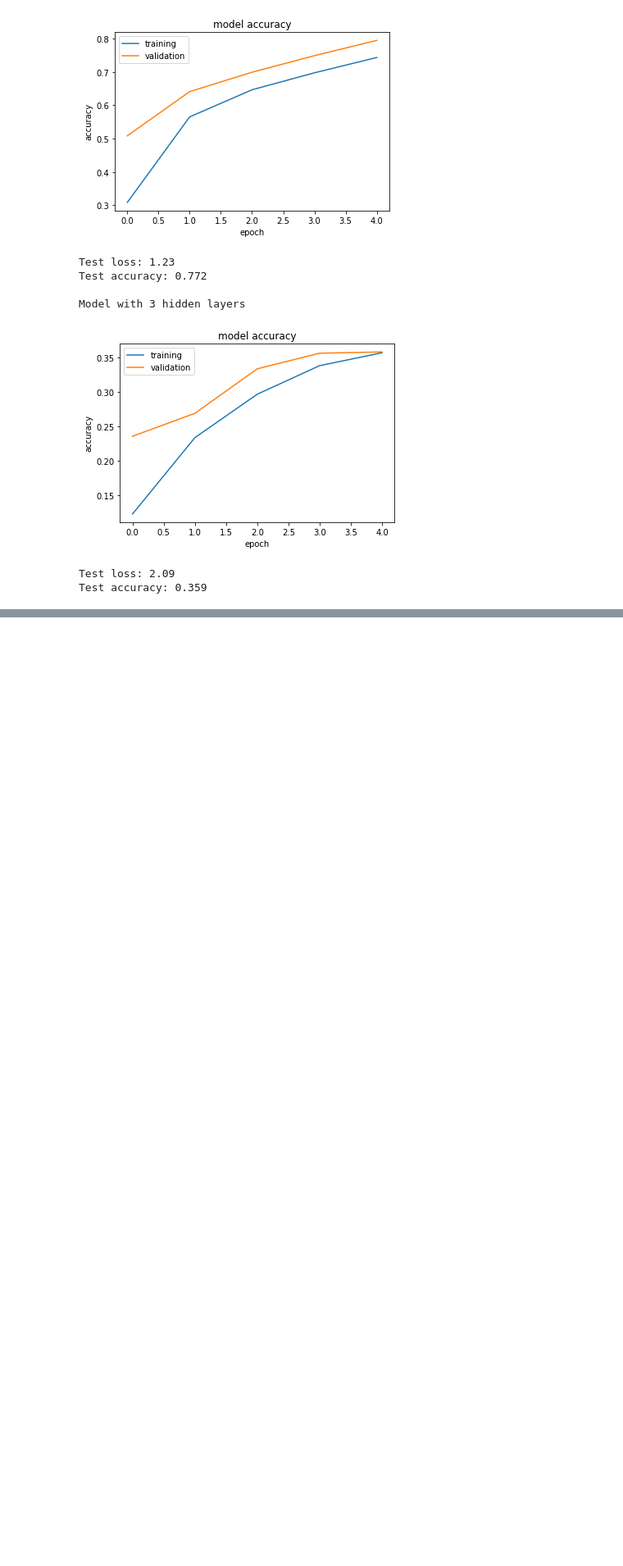
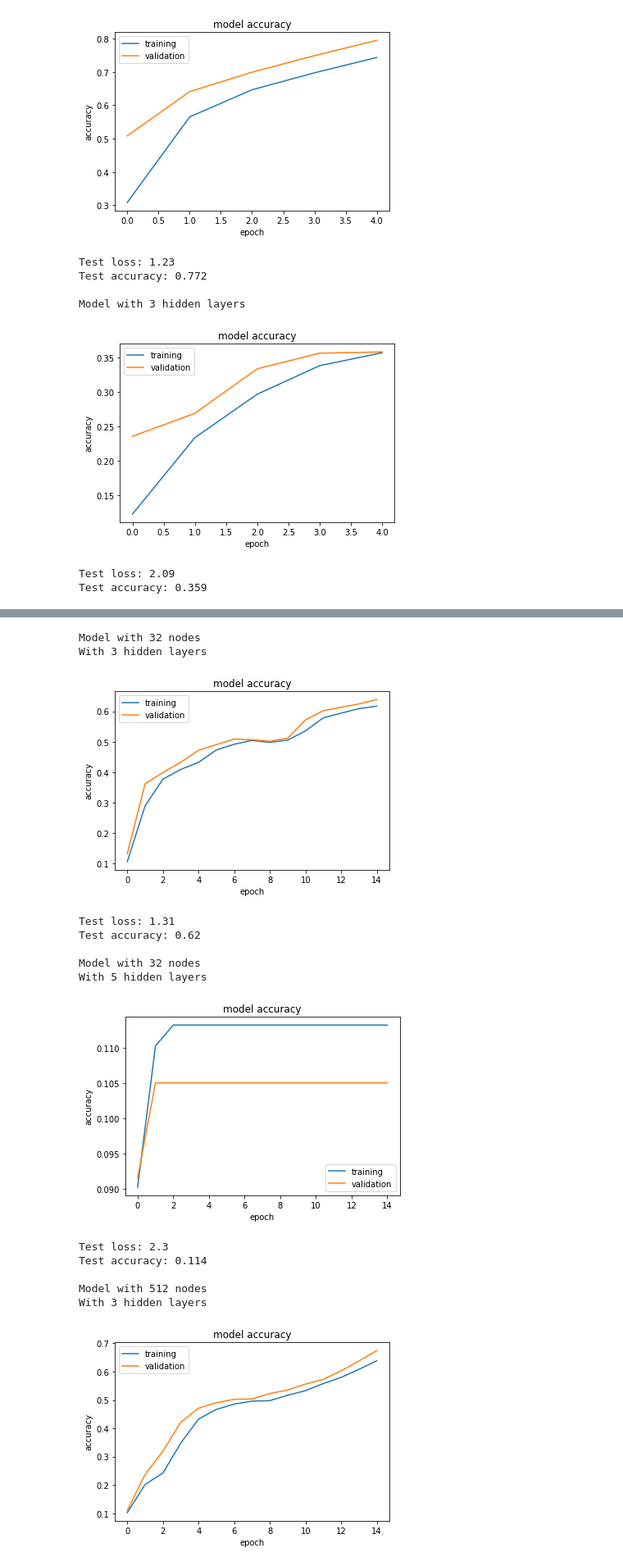
Before and after one commit to stmarple/MachineLearningWithTensorFlow, a Jupyter notebook: FFNN_MNST.ipynb, the cells around one changed output, grey strips where cells are left out. Shown at 82% size. Cells and saved outputs as stored; diff of their text form; code cells hidden in the pictures; blank space fills up the shorter version.

```diff
--- a/FFNN_MNST.ipynb
+++ b/FFNN_MNST.ipynb
@@ -505,0 +567,25 @@ As you can see, the current model is using:
+# %%
+for nodes_per_layer in [32, 512]:
+
+    for layers in [3, 5]:
+        mod = create_depth([nodes_per_layer] * layers)
+        print(f'Model with{nodes_per_layer: 1} nodes')
+        print(f'With{layers: 1} hidden layers')
+        eval(mod, epochs=15)
+        print()
+# %% [output]
+Model with 32 nodes
+With 3 hidden layers
+[figure, added]
+Test loss: 1.31
+Test accuracy: 0.62
+
+Model with 32 nodes
+With 5 hidden layers
+[figure, added]
+Test loss: 2.3
+Test accuracy: 0.114
+
+Model with 512 nodes
+With 3 hidden layers
+[figure, added]
```
Also changed, not shown: parts of 10 cells of this notebook.
